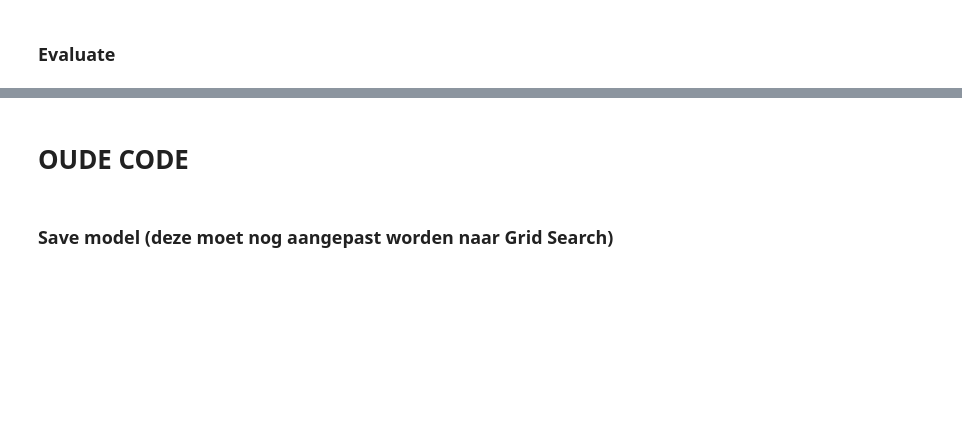
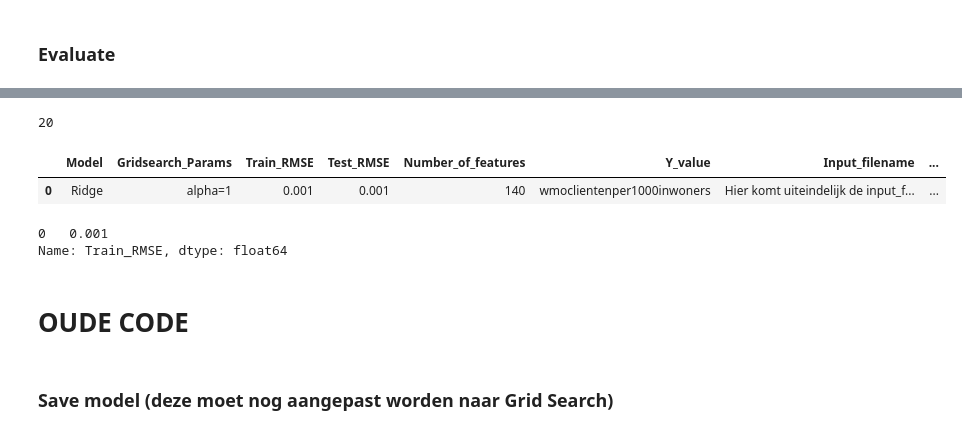
Before and after one commit to YoYo1971/WMO_JADS, a Jupyter notebook: src/run_all/run_all_with_train.ipynb, the cells around one changed output, grey strips where cells are left out. Cells and saved outputs as stored; diff of their text form; code cells hidden in the pictures; blank space fills up the shorter version.

```diff
--- a/src/run_all/run_all_with_train.ipynb
+++ b/src/run_all/run_all_with_train.ipynb
@@ -171,3 +177,10 @@ def drop_nan_from_specific_columns (df,columns_to_check):
+# %%
+def rmse_from_neg_mean_squared_error(neg_mean_squared_error):
+    """
+    Calculates RMSE from the neq mean squared error
+    """
+    rmse = np.sqrt(-(neg_mean_squared_error))
+    return (rmse)
 # %% [markdown]
 ### Load data
 # %%
@@ -278,0 +319,18 @@ print(f"Dit model heeft een RMSE van {rsme_from_gridsearch_best_estimator(grid_s
+# %%
+suffix_datetime = datetime.strftime(datetime.now(), format='%Y%m%d%H%M')
+output_filename = f'../../data/best_model_{suffix_datetime}.pickle'
+pickle.dump(grid_search_total.best_estimator_, open(output_filename, 'wb'))
+# %%
+# extra regel om tijdelijk een dummy bij input_filename te krijgen
+input_filename = 'Hier komt uiteindelijk de input_filename_locatie'
+# dictionary maken van alle properties die van het beste model moeten worden opgeslagen
+best_model_properties_dict = {"Model": [split_clf_and_params(grid_search_total.best_estimator_['clf'])[0]],
+                        "Gridsearch_Params": [split_clf_and_params(grid_search_total.best_estimator_['clf'])[1]],
+                        "Train_RMSE": [rmse_from_neg_mean_squared_error(grid_search_total.best_score_)],
+                        "Test_RMSE": [rmse_from_gridsearch_best_estimator(grid_search_total)],
+                        "Number_of_features": [len(X.columns)],
+                        "Y_value": Y_VALUE,
+                        "Input_filename": [input_filename],
+                        "Output_filename": [output_filename],
+                                     }
+best_model_properties = pd.DataFrame(best_model_properties_dict)
@@ -278,0 +348,14 @@ print(f"Dit model heeft een RMSE van {rsme_from_gridsearch_best_estimator(grid_s
+# %%
+pd.options.display.precision
+# %% [output]
+20
+# %%
+best_model_properties
+# %% [output]
+|  | Model | Gridsearch_Params | Train_RMSE | Test_RMSE | Number_of_features | Y_value | Input_filename | ... |
+| 0 | Ridge | alpha=1 | 0.001 | 0.001 | 140 | wmoclientenper1000inwoners | Hier komt uiteindelijk de input_f... | ... |
+# %%
+best_model_properties['Train_RMSE']
+# %% [output]
+0   0.001
+Name: Train_RMSE, dtype: float64
```
Also changed, not shown: parts of 18 cells of this notebook, 1 other file.
